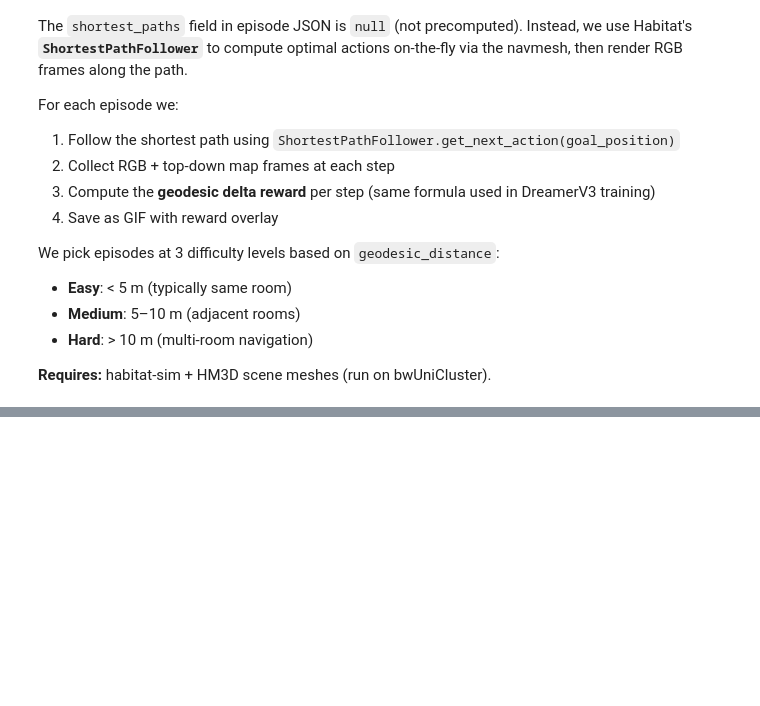
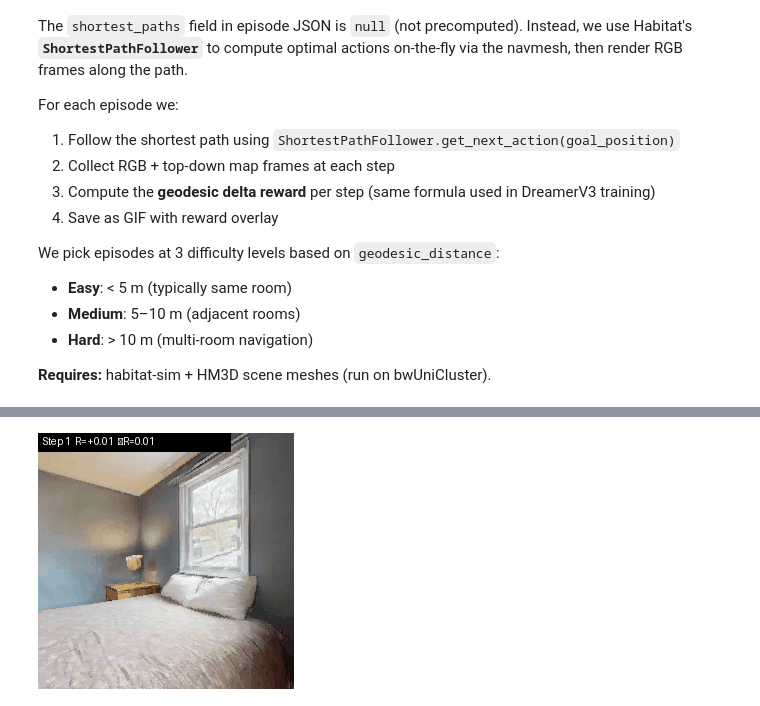
Before and after one commit to LSailer/Master-Thesis-3D-VLA, a Jupyter notebook: modules/envs/notebooks/habitat_objectnav_benchmark.ipynb, the cells around one changed output, grey strips where cells are left out. Saved outputs shown, nothing was run; the diff lists cells and outputs as text; code cells hidden in the pictures; blank space fills up the shorter version.

```diff
--- a/modules/envs/notebooks/habitat_objectnav_benchmark.ipynb
+++ b/modules/envs/notebooks/habitat_objectnav_benchmark.ipynb
@@ -920,6 +957,6 @@ else:
 # %%
 # Select episodes by difficulty and run shortest path visualization
-if HAS_HABITAT and glb_files:
+if glb_files:
     from IPython.display import Image as IPImage, display
 
     # Classify val_mini episodes by geodesic distance
@@ -937,8 +974,11 @@ if HAS_HABITAT and glb_files:
     print("Episode difficulty distribution (val_mini):")
     for k, v in buckets.items():
         dists = [e["info"]["geodesic_distance"] for e in v]
-        print(f"  {k:>6}: {len(v)} episodes  "
-              f"(geodesic: {min(dists):.1f}–{max(dists):.1f} m)" if v else f"  {k:>6}: 0 episodes")
+        if v:
+            print(f"  {k:>6}: {len(v)} episodes  "
+                  f"(geodesic: {min(dists):.1f}-{max(dists):.1f} m)")
+        else:
+            print(f"  {k:>6}: 0 episodes")
 
     # Pick 1 episode per bucket (first available)
     selected = {}
@@ -946,40 +986,67 @@ if HAS_HABITAT and glb_files:
         if eps:
             selected[difficulty] = eps[0]
 
-    # Set up environment with top_down_map enabled
-    config = habitat.get_config(
-        config_path="benchmark/nav/objectnav/objectnav_hm3d.yaml",
-        overrides=[
-            "+habitat/task/measurements@habitat.task.measurements.top_down_map=top_down_map"
-        ],
-    )
-    with read_write(config):
-        config.habitat.dataset.split = "val_mini"
-        config.habitat.dataset.data_path = str(DATA_DIR / "{split}" / "{split}.json.gz")
-        config.habitat.dataset.scenes_dir = "data/scene_datasets"
-        scene_cfg = next(SCENE_DIR.rglob("*scene_dataset_config.json"), None)
-        if scene_cfg:
-            config.habitat.simulator.scene_dataset = str(scene_cfg)
-        agent_cfg = config.habitat.simulator.agents.main_agent
-        agent_cfg.sim_sensors.rgb_sensor.height = 256
-        agent_cfg.sim_sensors.rgb_sensor.width = 256
-        config.habitat.environment.max_episode_steps = 500
+    target_ids = {ep['episode_id'] for ep in selected.values()}
+    print(f"Target episode IDs: {target_ids}")
 
-    env = habitat.Env(config=config)
+    # Create env — try TopDownMap, fall back without
+    def make_sp_env(use_top_down_map=True):
+        overrides = []
+        if use_top_down_map:
+            overrides.append(
+                "+habitat/task/measurements@habitat.task.measurements.top_down_map=top_down_map"
+            )
+        config = habitat.get_config(
+            config_path="benchmark/nav/objectnav/objectnav_hm3d.yaml",
+            overrides=overrides,
+        )
+        with read_write(config):
+            config.habitat.dataset.split = "val_mini"
+            config.habitat.dataset.data_path = str(DATA_DIR / "{split}" / "{split}.json.gz")
+            config.habitat.dataset.scenes_dir = "data/scene_datasets"
+            scene_cfg = next(SCENE_DIR.rglob("*scene_dataset_config.json"), None)
+            if scene_cfg:
+                config.habitat.simulator.scene_dataset = str(scene_cfg)
+            agent_cfg = config.habitat.simulator.agents.main_agent
+            agent_cfg.sim_sensors.rgb_sensor.height = 256
+            agent_cfg.sim_sensors.rgb_sensor.width = 256
+            config.habitat.environment.max_episode_steps = 500
+        return habitat.Env(config=config)
+
+    try:
+        env = make_sp_env(use_top_down_map=True)
+        env.reset()
+        env.get_metrics()
+        print("TopDownMap: enabled (semantic annotations found)")
+    except Exception as e:
+        print(f"TopDownMap: disabled ({type(e).__name__}: {e})")
+        print("  Download hm3d_*_semantic_annots_v0.2 to enable.")
+        try:
+            env.close()
+        except Exception:
+            pass
+        env = make_sp_env(use_top_down_map=False)
+
     follower = ShortestPathFollower(env.sim, goal_radius=0.2, return_one_hot=False)
 
     # Run shortest path for each selected episode
     results = {}
     for difficulty, ep_data in selected.items():
-        # Find and set the episode by ID
-        target_id = ep_data["episode_id"]
-        while True:
+        target_id = str(ep_data['episode_id'])
+
+        # Find episode with bounded search
+        found = False
+        for attempt in range(len(env._dataset.episodes) + 1):
             obs = env.reset()
-            if env.current_episode.episode_id == target_id:
+            if str(env.current_episode.episode_id) == target_id:
+                found = True
                 break
+        if not found:
+            print(f"\nSkipping {difficulty}: episode {target_id} not found")
+            continue
 
-        gd = ep_data["info"]["geodesic_distance"]
-        cat = ep_data["object_category"]
+        gd = ep_data['info']['geodesic_distance']
+        cat = ep_data['object_category']
         print(f"\n{'='*60}")
         print(f"{difficulty.upper()}: episode {target_id}, target={cat}, geodesic={gd:.2f}m")
 
@@ -998,9 +1065,5 @@ if HAS_HABITAT and glb_files:
     env.close()
     print("\nEnvironment closed.")
 else:
-    reasons = []
-    if not HAS_HABITAT:
-        reasons.append("habitat not installed")
-    if not glb_files:
-        reasons.append("no scene meshes")
-    print(f"Skipped — {', '.join(reasons)}.")
+    print("Skipped -- no scene meshes.")
+# %% [output]
@@ -1006,0 +1139 @@ else:
+[figure, added]
```
Also changed, not shown: parts of 14 cells of this notebook, 1 other file.
